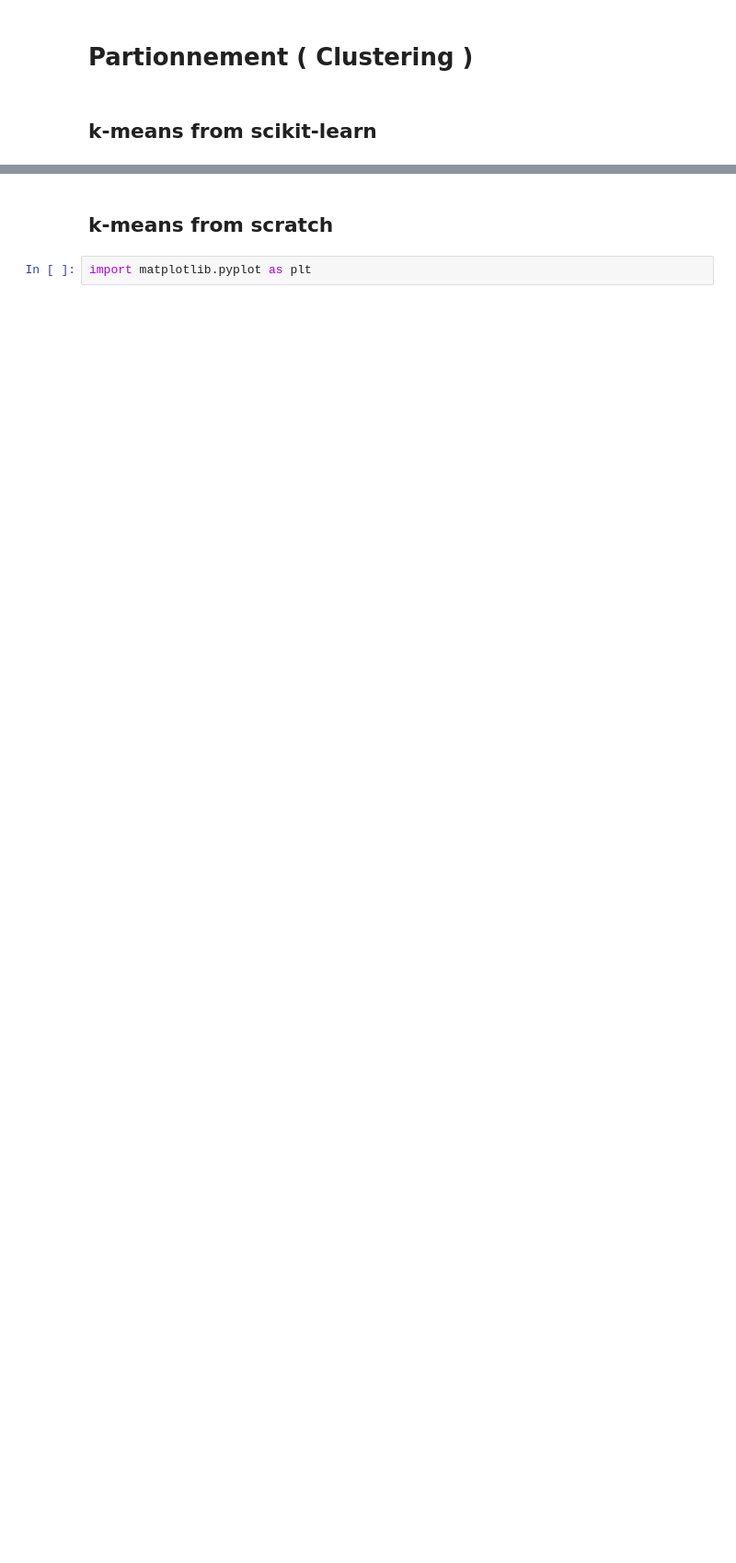
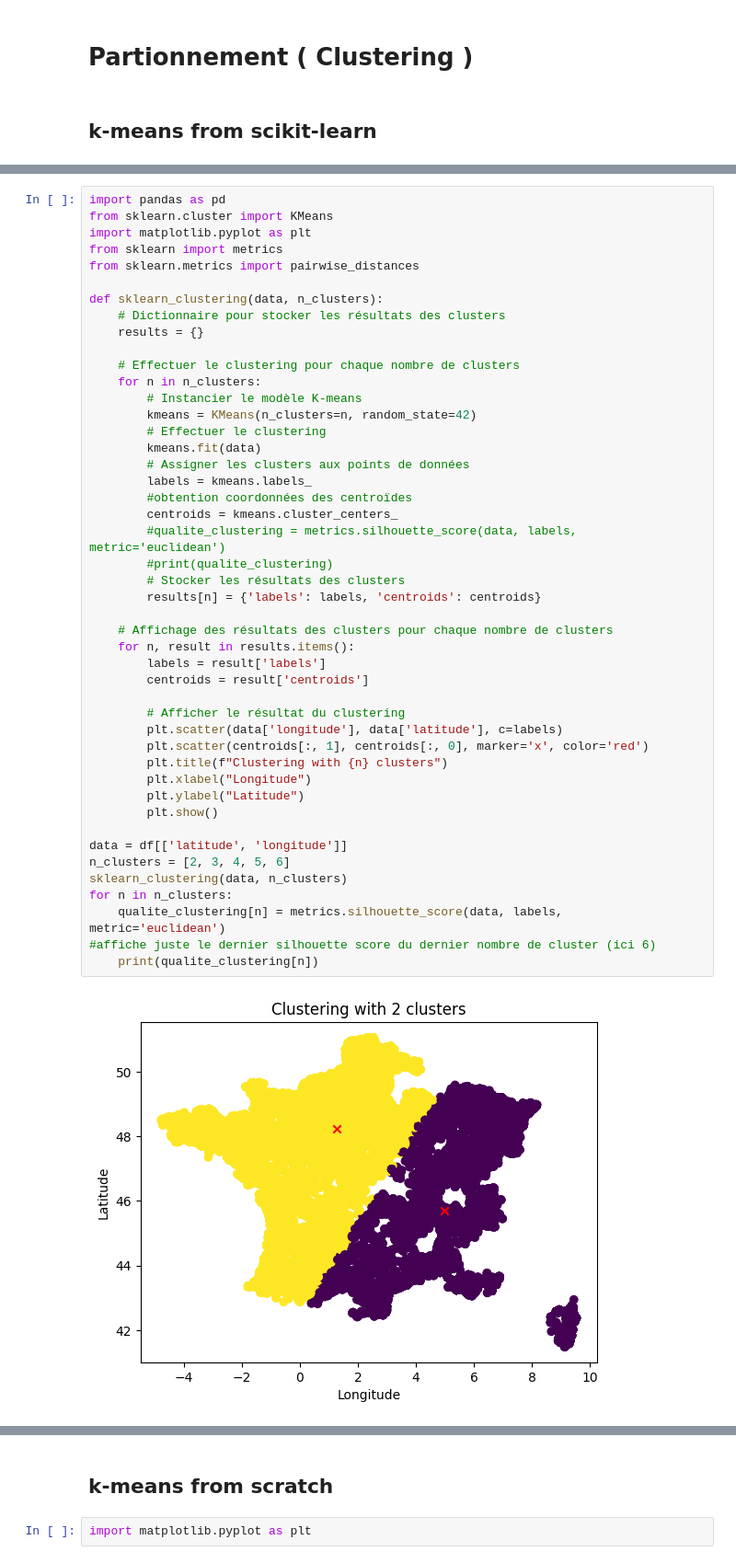
Before and after one commit to Epwo/ProjetA3-23, a Jupyter notebook: IA/non supervisé/non-supervise.ipynb, the cells around one changed output, grey strips where cells are left out. Shown at 92% size. Cells and saved outputs as stored; diff of their text form; blank space fills up the shorter version.

```diff
--- a/IA/non supervisé/non-supervise.ipynb
+++ b/IA/non supervisé/non-supervise.ipynb
@@ -193,0 +124,48 @@ KMeans(n_clusters=6, random_state=42)
+# %%
+import pandas as pd
+from sklearn.cluster import KMeans
+import matplotlib.pyplot as plt
+from sklearn import metrics
+from sklearn.metrics import pairwise_distances
+
+def sklearn_clustering(data, n_clusters):
+    # Dictionnaire pour stocker les résultats des clusters
+    results = {}
+
+    # Effectuer le clustering pour chaque nombre de clusters
+    for n in n_clusters:
+        # Instancier le modèle K-means
+        kmeans = KMeans(n_clusters=n, random_state=42)
+        # Effectuer le clustering
+        kmeans.fit(data)
+        # Assigner les clusters aux points de données
+        labels = kmeans.labels_
+        #obtention coordonnées des centroïdes
+        centroids = kmeans.cluster_centers_
+        #qualite_clustering = metrics.silhouette_score(data, labels, metric='euclidean')
+        #print(qualite_clustering)
+        # Stocker les résultats des clusters
+        results[n] = {'labels': labels, 'centroids': centroids}
+
+    # Affichage des résultats des clusters pour chaque nombre de clusters
+    for n, result in results.items():
+        labels = result['labels']
+        centroids = result['centroids']
+
+        # Afficher le résultat du clustering
+        plt.scatter(data['longitude'], data['latitude'], c=labels)
+        plt.scatter(centroids[:, 1], centroids[:, 0], marker='x', color='red')
+        plt.title(f"Clustering with {n} clusters")
+        plt.xlabel("Longitude")
+        plt.ylabel("Latitude")
+        plt.show()
+
+data = df[['latitude', 'longitude']]
+n_clusters = [2, 3, 4, 5, 6]
+sklearn_clustering(data, n_clusters)
+for n in n_clusters:
+    qualite_clustering[n] = metrics.silhouette_score(data, labels, metric='euclidean')
+#affiche juste le dernier silhouette score du dernier nombre de cluster (ici 6)
+    print(qualite_clustering[n])
+# %% [output]
+[figure, added]
```
Also changed, not shown: parts of 15 cells of this notebook.
